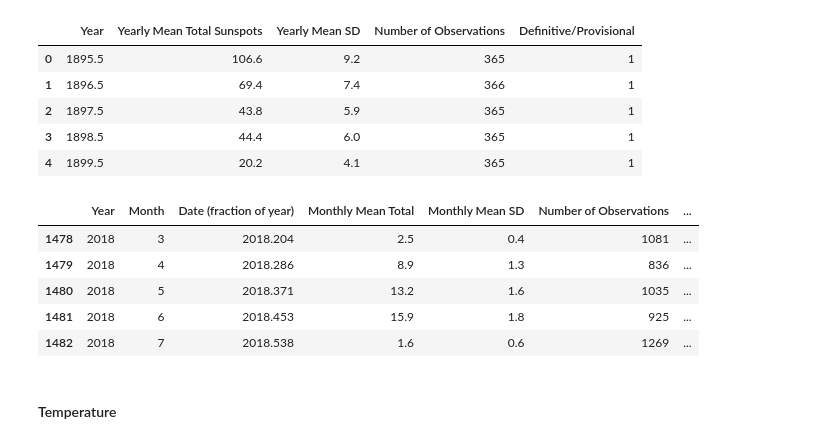
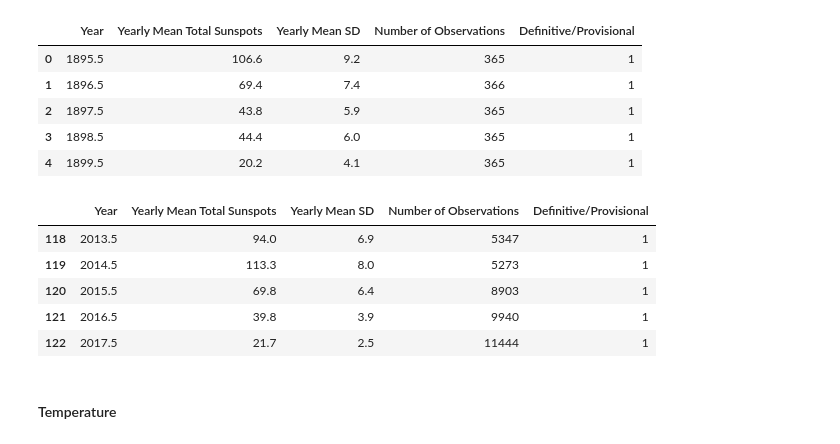
Before and after one commit to A-Grabish/solis-projectum, a Jupyter notebook: Final/Solis-Projectum-Data.Wrangling.ipynb, the cells around one changed output. Saved outputs shown, nothing was run; the diff lists cells and outputs as text; code cells hidden in the pictures.

```diff
--- a/Final/Solis-Projectum-Data.Wrangling.ipynb
+++ b/Final/Solis-Projectum-Data.Wrangling.ipynb
@@ -119,14 +117,14 @@ sunspots_yearly_1895.head()
 | 3 | 1898.5 | 44.4 | 6.0 | 365 | 1 |
 | 4 | 1899.5 | 20.2 | 4.1 | 365 | 1 |
 # %%
-sunspots_monthly_1895.tail()
+sunspots_yearly_1895.tail()
 # %% [output]
-|  | Year | Month | Date (fraction of year) | Monthly Mean Total | Monthly Mean SD | Number of Observations | ... |
-| 1478 | 2018 | 3 | 2018.204 | 2.5 | 0.4 | 1081 | ... |
-| 1479 | 2018 | 4 | 2018.286 | 8.9 | 1.3 | 836 | ... |
-| 1480 | 2018 | 5 | 2018.371 | 13.2 | 1.6 | 1035 | ... |
-| 1481 | 2018 | 6 | 2018.453 | 15.9 | 1.8 | 925 | ... |
-| 1482 | 2018 | 7 | 2018.538 | 1.6 | 0.6 | 1269 | ... |
+|  | Year | Yearly Mean Total Sunspots | Yearly Mean SD | Number of Observations | Definitive/Provisional |
+| 118 | 2013.5 | 94.0 | 6.9 | 5347 | 1 |
+| 119 | 2014.5 | 113.3 | 8.0 | 5273 | 1 |
+| 120 | 2015.5 | 69.8 | 6.4 | 8903 | 1 |
+| 121 | 2016.5 | 39.8 | 3.9 | 9940 | 1 |
+| 122 | 2017.5 | 21.7 | 2.5 | 11444 | 1 |
 # %%
 # write "cleaned" data file
 csv_file = "{}/{}".format(clean_dir, csv_file_sunspots["yearly"])
```
Also changed, not shown: parts of 17 cells of this notebook, 5 other files.
